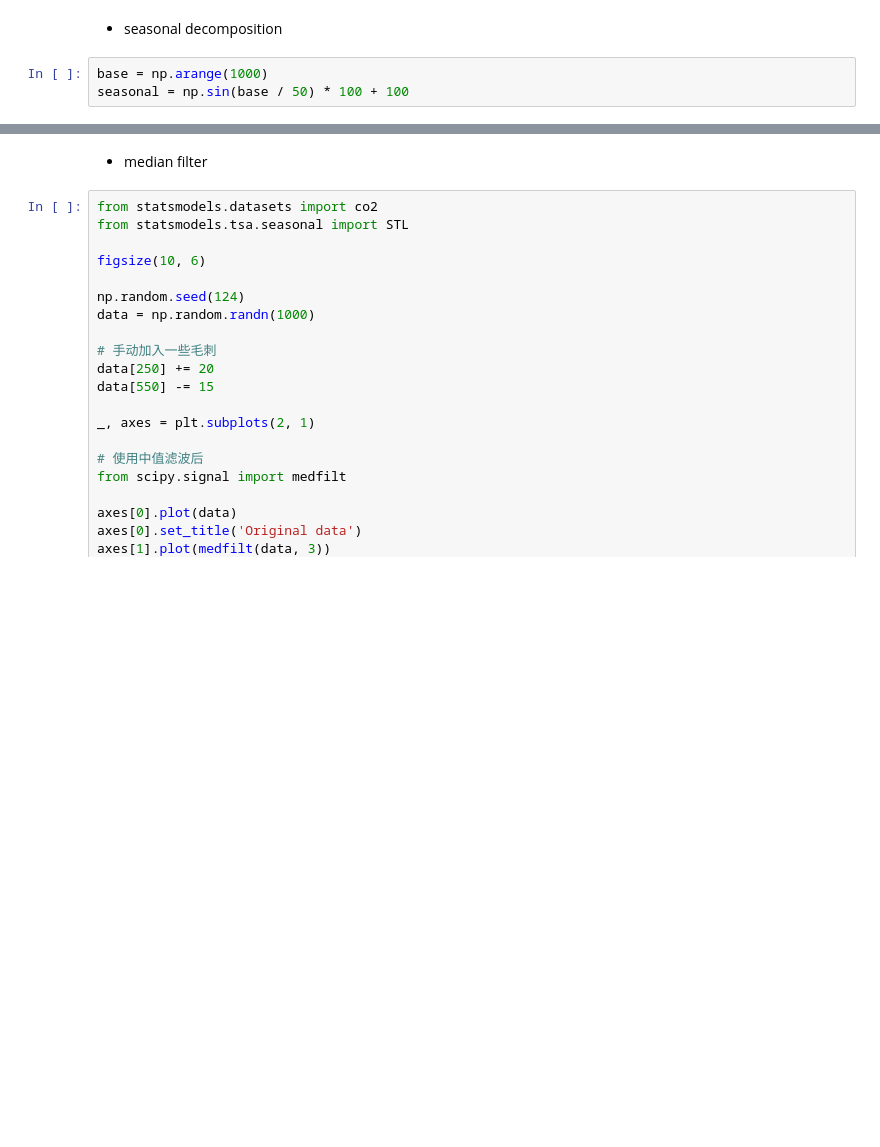
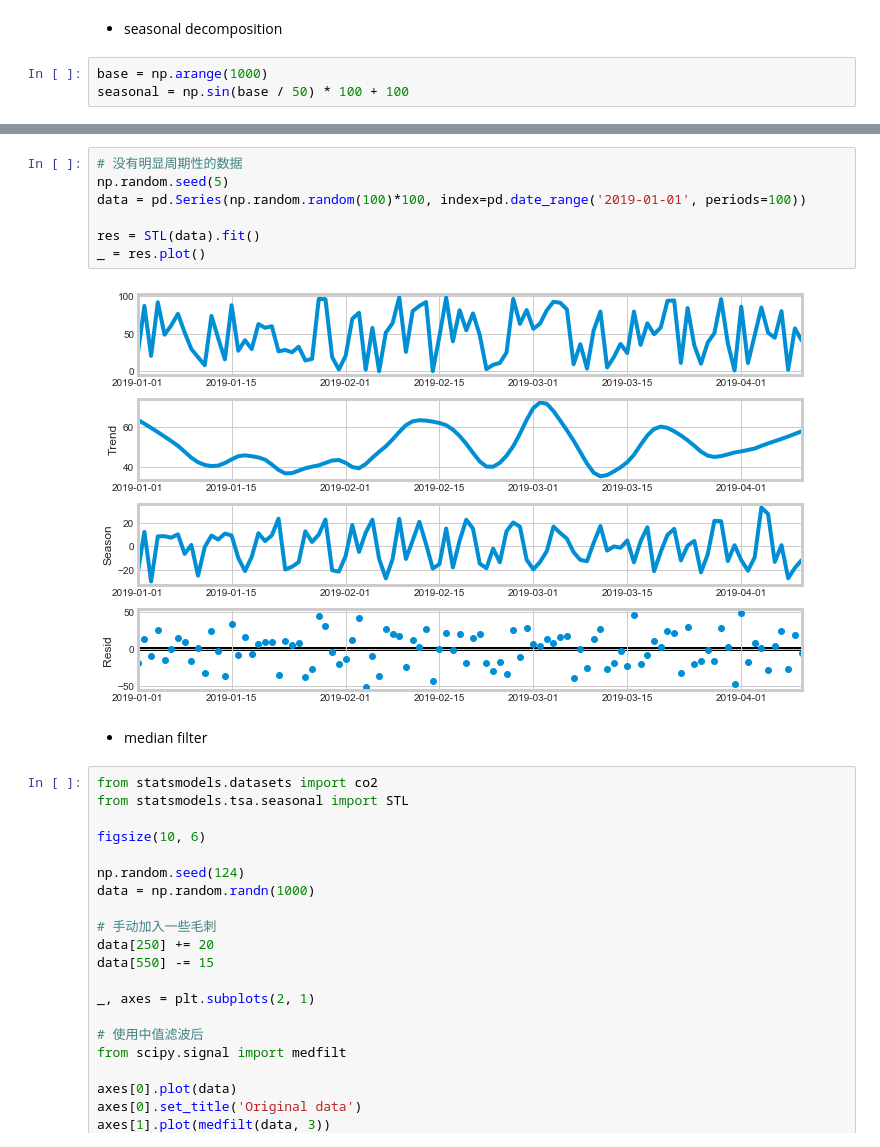
Before and after one commit to MaxwellLZH/blog, a Jupyter notebook: outlier-detection-series/statsbased/example.ipynb, the cells around one changed output, grey strips where cells are left out. Cells and saved outputs as stored; diff of their text form; blank space fills up the shorter version.

```diff
--- a/outlier-detection-series/statsbased/example.ipynb
+++ b/outlier-detection-series/statsbased/example.ipynb
@@ -88,3 +100,12 @@ _ = res.plot()
+# %%
+# 没有明显周期性的数据
+np.random.seed(5)
+data = pd.Series(np.random.random(100)*100, index=pd.date_range('2019-01-01', periods=100))
+
+res = STL(data).fit()
+_ = res.plot()
+# %% [output]
+[figure, added]
 # %% [markdown]
 - median filter
 # %%
```
Also changed, not shown: parts of 3 cells of this notebook, 9 other files.
